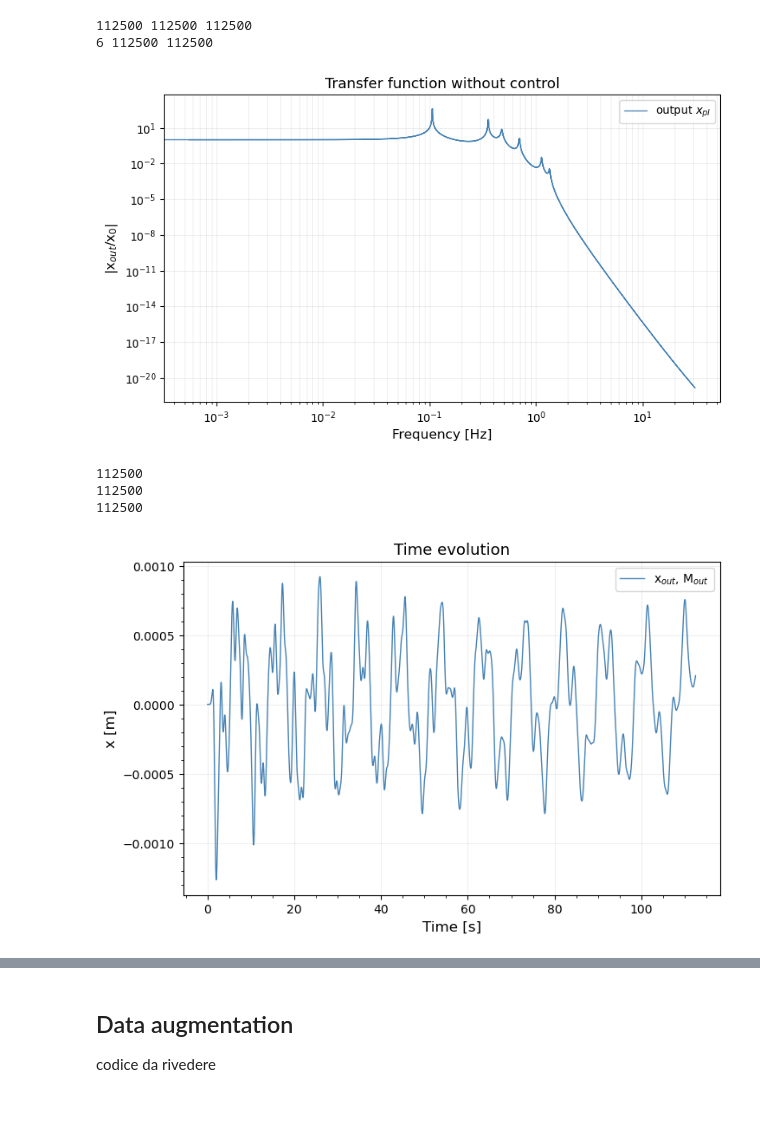
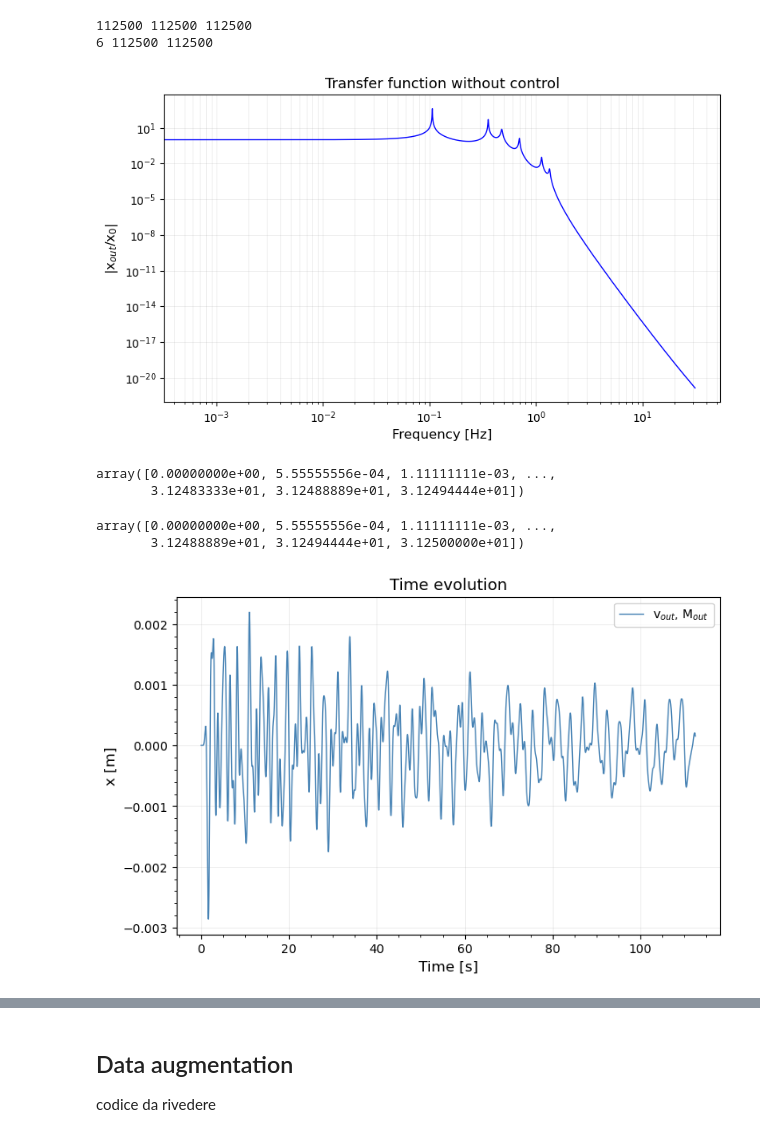
Before and after one commit to letiziapa/sa_v, a Jupyter notebook: first_trial.ipynb, the cells around one changed output, grey strips where cells are left out. Drawn from its saved outputs; the diff is of its cells as text; code cells hidden in the pictures; blank space fills up the shorter version.

```diff
--- a/first_trial.ipynb
+++ b/first_trial.ipynb
@@ -290,18 +292,10 @@ plt.xscale('log')
 plt.grid(True, which='both', ls='-', alpha=0.3, lw=0.5)
 plt.minorticks_on()
 
-#plt.plot(freq, H[0], linestyle='-', linewidth=1, marker='', color='blue', label='output $x_1$')
-plt.plot(abs(frequencies), H[5], linestyle='-', linewidth=1, marker='', color='steelblue', label='output $x_{pl}$')
-plt.legend()
+plt.plot(frequencies[:half], H[5][:half], linestyle='-', linewidth=1, marker='', color='blue')
+#plt.plot(abs(frequencies), H[5], linestyle='-', linewidth=1, marker='', color='steelblue', label='output $x_{pl}$')
+
 plt.show()
 # %% [output]
-[figure, old version]
+[figure, new version]
-# %%
-print(len(H[5]))
-print(len(zt))
-print(len(x6))
-# %% [output]
-112500
-112500
-112500
 # %%
@@ -319,3 +313,13 @@ vH_mag = np.abs(vH)
 xTF = xf_out / np.fft.fft(zt)
 xH = (np.real(xTF) ** 2 + np.imag(xTF) ** 2) ** (1 / 2)
 xH_mag = np.abs(xH)
+# %%
+frequencies[:half]
+# %% [output]
+array([0.00000000e+00, 5.55555556e-04, 1.11111111e-03, ...,
+       3.12483333e+01, 3.12488889e+01, 3.12494444e+01])
+# %%
+fVel
+# %% [output]
+array([0.00000000e+00, 5.55555556e-04, 1.11111111e-03, ...,
+       3.12488889e+01, 3.12494444e+01, 3.12500000e+01])
@@ -327,26 +341,27 @@ vout_time_domain = np.fft.ifft(vout_frequency_domain)
 # %%
 # ------------------------------Plot time evolution------------------------#
 # # save time evol in a file (for the first and last mass)
 # np.savetxt(os.path.join(data_dir, 'timeEvol_noControl.txt'),
 #             np.column_stack((tt, x1, x6)), header='time[s], x1, x6')
 
 fig = plt.figure(figsize=(8, 5))
 plt.title('Time evolution', size=13)
 plt.xlabel('Time [s]', size=12)
 plt.ylabel('x [m]', size=12)
 plt.grid(True, ls='-', alpha=0.3, lw=0.5)
 plt.minorticks_on()
 
 #plt.plot(tt, x1, linestyle='-', linewidth=1, marker='', color='steelblue', label='x1, M$_1$')
 #plt.plot(tt, x2, linestyle='-', linewidth=1, marker='', color='black', label='x2, M$_2$')
 #plt.plot(tt, x3, linestyle='-', linewidth=1, marker='', color='red', label='x3, M$_3$')
 #plt.plot(tt, x4, linestyle='-', linewidth=1, marker='', color='green', label='x4, M$_4$')
 #plt.plot(tt, x5, linestyle='-', linewidth=1, marker='', color='darkmagenta', label='x7, M$_7$')
-plt.plot(tt, x6, linestyle='-', linewidth=1, marker='',color='steelblue', label='x$_{out}$, M$_{out}$') #ultima massa
+plt.plot(tt, v6, linestyle='-', linewidth=1, marker='',color='steelblue', label='v$_{out}$, M$_{out}$') #ultima massa
 #plt.plot(t, x6_interp, linestyle='-', linewidth=1, marker='',color='green', label='x$_{out}$, M$_{out}$', alpha = 0.7) #ultima massa
+
 
 #plt.plot(tt_data, v6_interp, linestyle='--', linewidth=1, marker='', color='darkorange', label='x$_{out}$, M$_{out}$ (transfer function)')
 plt.legend()
 plt.show()
 # %% [output]
-[figure, old version]
+[figure, new version]
```
Also changed, not shown: parts of 23 cells of this notebook.
